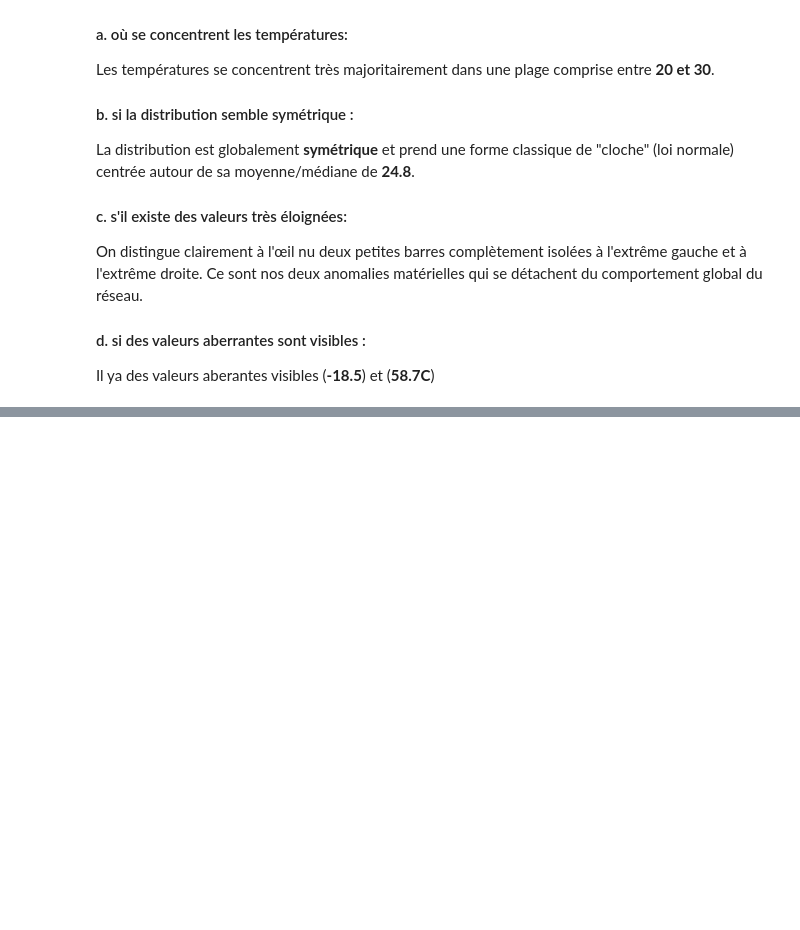
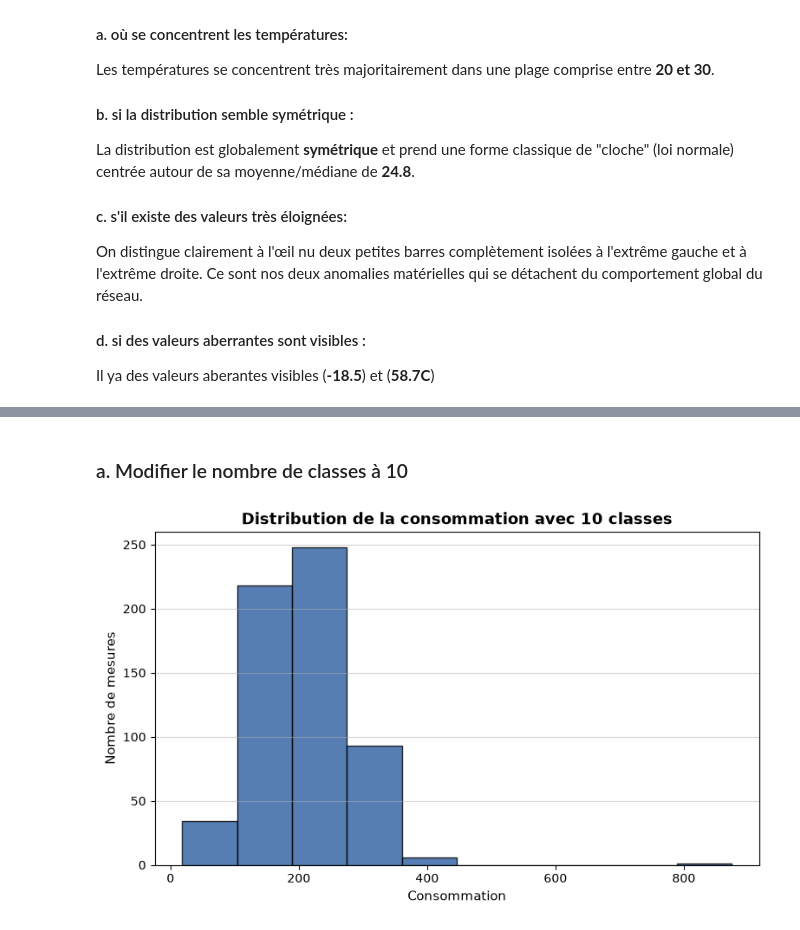
Before and after one commit to DIOPBARHAM/-atelier_matplotlib_iot-, a Jupyter notebook: notebooks/atelier_matplotlib_iot.ipynb, the cells around one changed output, grey strips where cells are left out. Saved outputs shown, nothing was run; the diff lists cells and outputs as text; code cells hidden in the pictures; blank space fills up the shorter version.

```diff
--- a/notebooks/atelier_matplotlib_iot.ipynb
+++ b/notebooks/atelier_matplotlib_iot.ipynb
@@ -146,0 +159,12 @@ Il ya des valeurs aberantes visibles (**-18.5**) et (**58.7C**)
+# %% [markdown]
+### a. Modifier le nombre de classes à 10
+# %%
+plt.figure(figsize=(9, 5))
+plt.hist(df['consommation'].dropna(), bins=10, color="#2c5ea0", edgecolor='black', alpha=0.8)
+plt.title('Distribution de la consommation avec 10 classes', fontsize=13, fontweight='bold')
+plt.xlabel('Consommation', fontsize=11)
+plt.ylabel('Nombre de mesures', fontsize=11)
+plt.grid(True, axis='y', alpha=0.5)
+plt.show()
+# %% [output]
+[figure, added]
```
Also changed, not shown: parts of 6 cells of this notebook.
